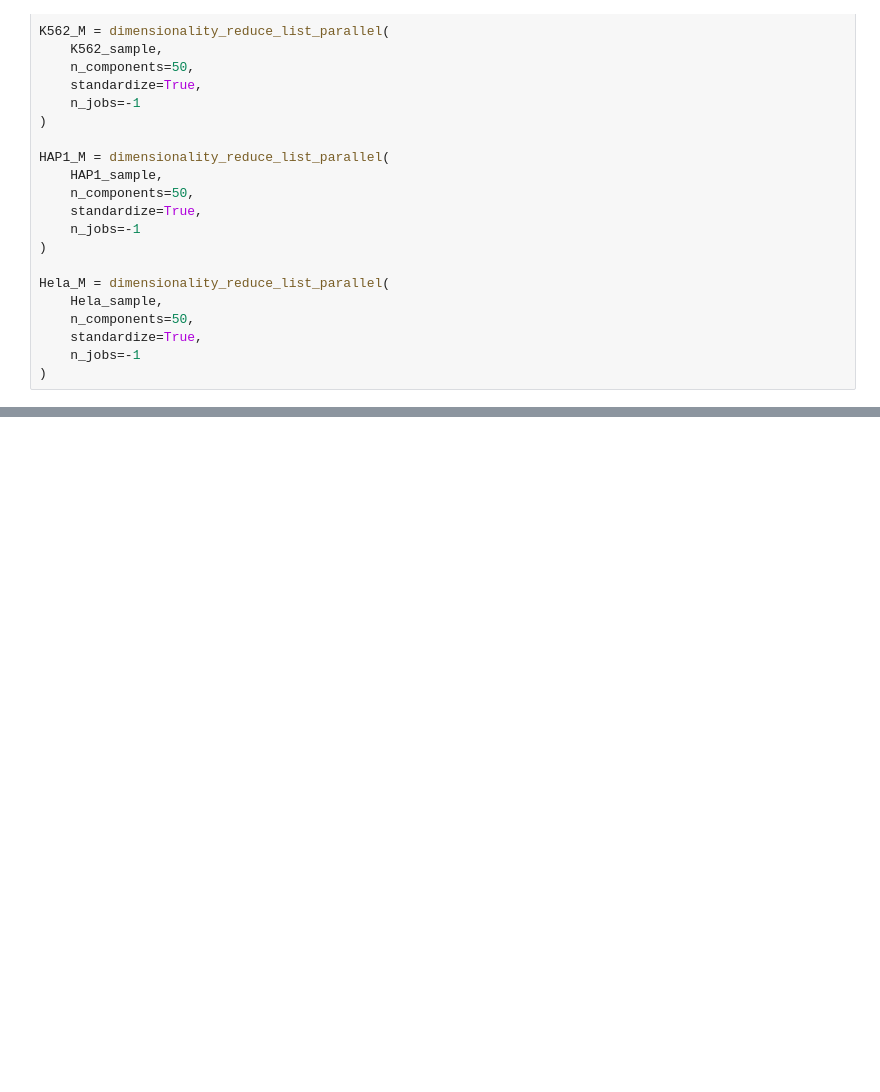
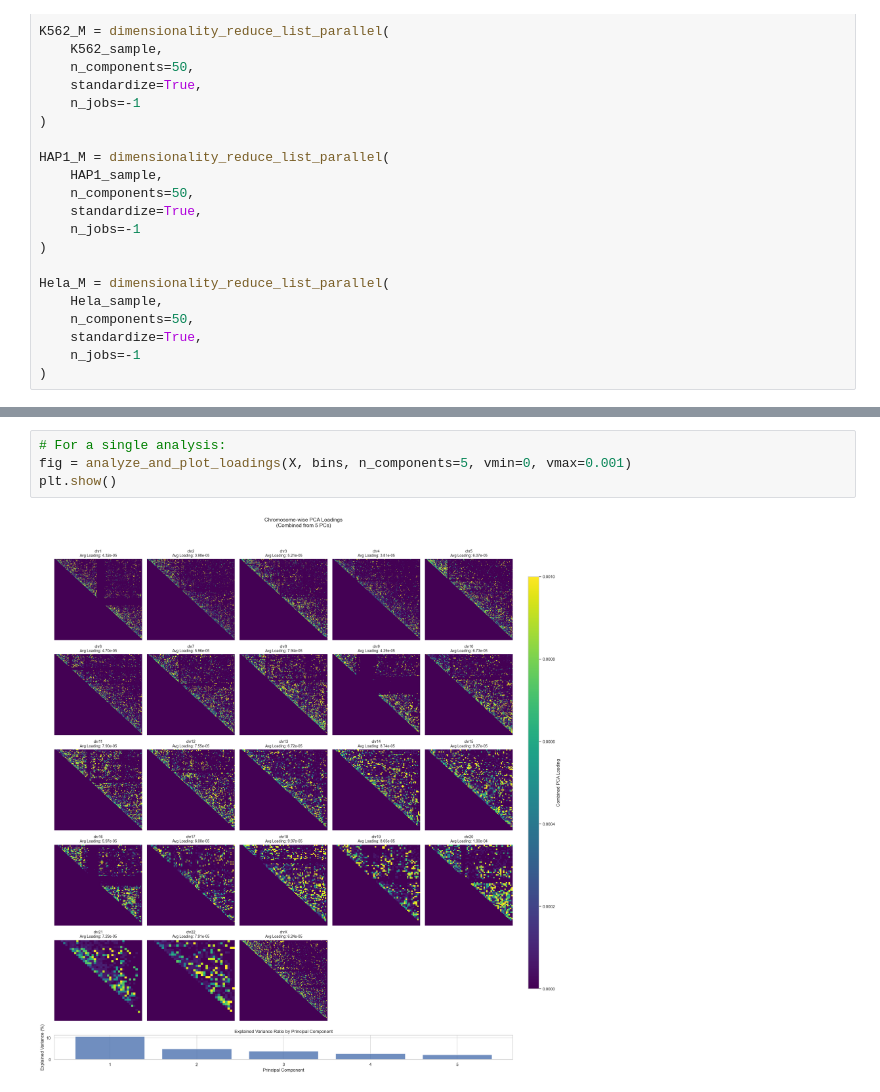
Before and after one commit to HaochongYANG/dna_heterogeneity, a Jupyter notebook: research_data.ipynb, the cells around one changed output, grey strips where cells are left out. Drawn from its saved outputs; the diff is of its cells as text; blank space fills up the shorter version.

```diff
--- a/research_data.ipynb
+++ b/research_data.ipynb
@@ -497,0 +866,6 @@ ValueError: setting an array element with a sequence. The requested array has an
+# %%
+# For a single analysis:
+fig = analyze_and_plot_loadings(X, bins, n_components=5, vmin=0, vmax=0.001)
+plt.show()
+# %% [output]
+[figure, added]
```
Also changed, not shown: parts of 14 cells of this notebook, 1 other file.
